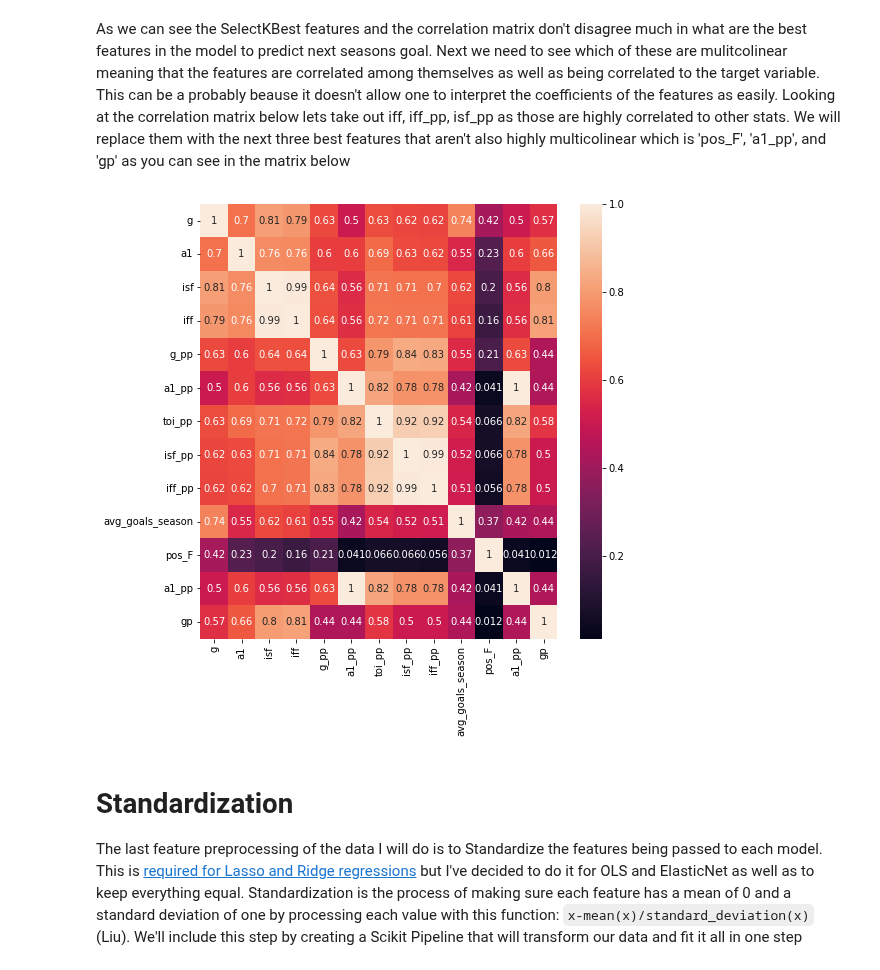
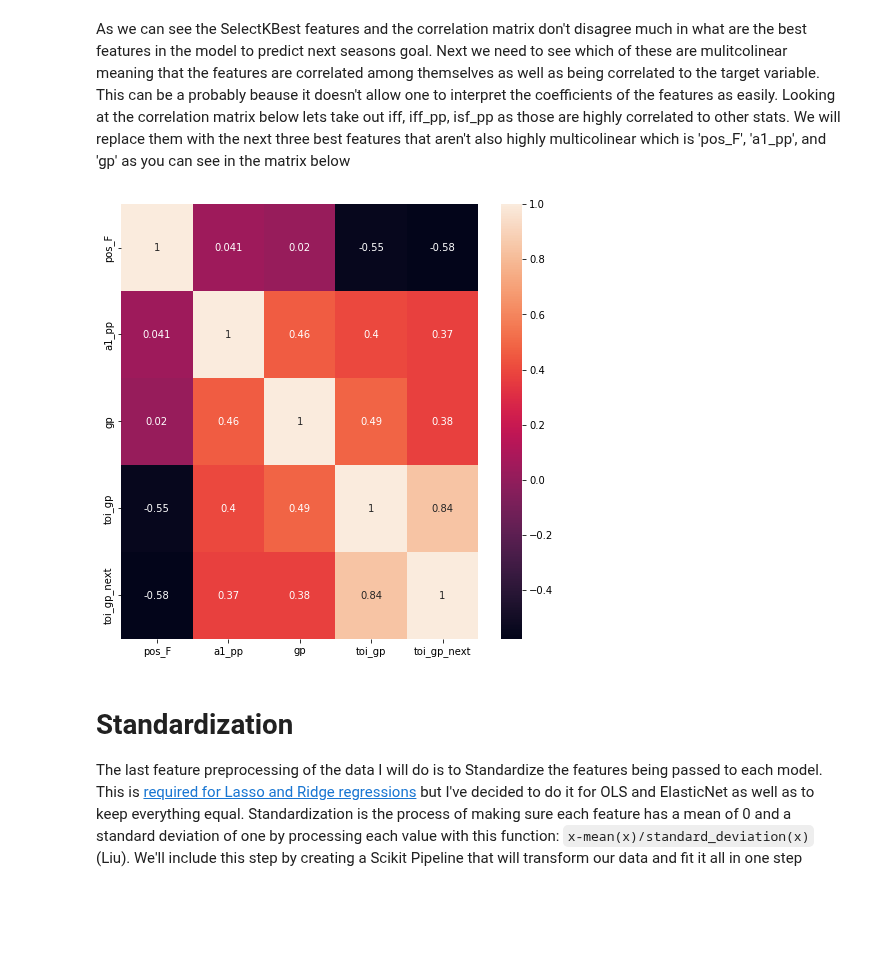
Before and after one commit to mcbarlowe/nhl_analysis, a Jupyter notebook: linear_reg_goal_predict_model.ipynb, the cells around one changed output. Saved outputs shown, nothing was run; the diff lists cells and outputs as text; code cells hidden in the pictures; blank space fills up the shorter version.

```diff
--- a/linear_reg_goal_predict_model.ipynb
+++ b/linear_reg_goal_predict_model.ipynb
@@ -60,9 +60,9 @@ total_df = ev_df.merge(pp_df[['api_id', 'g', 'a1', 'a2', 'season',
 
 total_df.fillna(0, inplace=True)
 
-
+total_df['toi_gp'] = round(total_df['toi']/total_df['gp'], 2)
 #create dataframe of season to season goal correlation
-next_df = total_df.merge(total_df[['api_id', 'season', 'prev_season', 'g', 'g_pp', 'season_age', 'toi']],
+next_df = total_df.merge(total_df[['api_id', 'season', 'prev_season', 'g', 'g_pp', 'season_age', 'toi', 'toi_gp']],
                          how='left',
                          left_on=['api_id', 'season'],
                          right_on=['api_id', 'prev_season'],
@@ -126,7 +128,7 @@ forwards.head()
 #position dummy variable
 next_df = pd.concat([next_df, pd.get_dummies(next_df['position_type'], prefix='pos')], axis=1)
 #toi_gp
-next_df['toi_gp'] = round(next_df['toi']/next_df['gp'], 2)
+
 next_df['sh_percent'] = round(next_df['g']/next_df['isf'], 3)
 next_df['sh_percent_pp'] = round(next_df['g_pp']/next_df['isf_pp'], 3)
 
@@ -171,14 +173,14 @@ columns = ['player', 'api_id', 'season_x', 'player_upper', 'position', 'shoots',
            'g_x', 'a1', 'a2', 'points', 'toi', 'gp', 'isf', 'iff', 'icf', 'g_pp', 'a1_pp', 'a2_pp',
            'points_pp', 'toi_pp', 'gp_pp', 'isf_pp', 'iff_pp', 'season_next', 'g_next', 'pos_D',
            'pos_D/F', 'pos_F', 'toi_gp', 'sh_percent', 'sh_percent_pp', 'avg_goals_season', 'avg_sh_perc',
-           'sh_perc_diff', 'g_avg_past_2_seasons', 'total_goals_next', 'g_next', 'g_pp_next']
+           'sh_perc_diff', 'g_avg_past_2_seasons', 'total_goals_next', 'g_next', 'g_pp_next', 'toi_gp_next']
 
 renamed_columns = ['player', 'api_id', 'season', 'player_upper', 'position', 'shoots', 'next_season_age',
                    'g', 'a1', 'a2', 'points', 'toi', 'gp', 'isf', 'iff', 'icf', 'g_pp', 'a1_pp', 'a2_pp',
                    'points_pp', 'toi_pp', 'gp_pp', 'isf_pp', 'iff_pp', 'season_next', 'g_next', 'pos_D',
                    'pos_D/F', 'pos_F', 'toi_gp', 'sh_percent', 'sh_percent_pp', 'avg_goals_season',
                    'avg_sh_perc', 'sh_perc_diff', 'g_avg_past_2_seasons', 'total_goals_next', 'ev_g_next',
-                   'g_pp_next']
+                   'g_pp_next', 'toi_gp_next']
 
 next_df = next_df[columns]
 next_df.columns = renamed_columns
@@ -187,7 +189,7 @@ next_df.columns = renamed_columns
 feature_columns = [
                    'g', 'a1', 'a2', 'toi', 'gp', 'isf', 'iff', 'g_pp', 'a1_pp', 'a2_pp',
                    'toi_pp', 'isf_pp', 'iff_pp', 'pos_D',
-                   'pos_D/F', 'pos_F', 'toi_gp',  'avg_goals_season',]
+                   'pos_D/F', 'pos_F', 'toi_gp',  'avg_goals_season','toi_gp_next']
 
 target_column = ['total_goals_next']
 # %% [markdown]
@@ -250,13 +242,13 @@ iff 33.73
 # %% [markdown]
 As we can see the SelectKBest features and the correlation matrix don't disagree much in what are the best features in the model to predict next seasons goal. Next we need to see which of these are mulitcolinear meaning that the features are correlated among themselves as well as being correlated to the target variable. This can be a probably beause it doesn't allow one to interpret the coefficients of the features as easily.  Looking at the correlation matrix below lets take out iff, iff_pp, isf_pp as those are highly correlated to other stats. We will replace them with the next three best features that aren't also highly multicolinear which is 'pos_F', 'a1_pp', and 'gp' as you can see in the matrix below
 # %%
-corr_matrix = x_train.loc[:, list(x_train.columns[KBest.get_support()]) + ['pos_F', 'a1_pp', 'gp']].corr()
+corr_matrix = x_train.loc[:, ['pos_F', 'a1_pp', 'gp', 'toi_gp', 'toi_gp_next']].corr()
 # Draw the heatmap
 fig, ax = plt.subplots(figsize=(8,8))
 sns.heatmap(corr_matrix, annot=True, fmt='.2g')
 plt.show()
 # %% [output]
-[figure, old version]
+[figure, new version]
 # %%
 #Our Final selected features as a blend of SelectKBest and Correlation Matrices
 selected_features = ['g', 'g_pp', 'isf', 'toi_pp', 'isf_pp',
```
Also changed, not shown: parts of 4 cells of this notebook, 2 other files.
